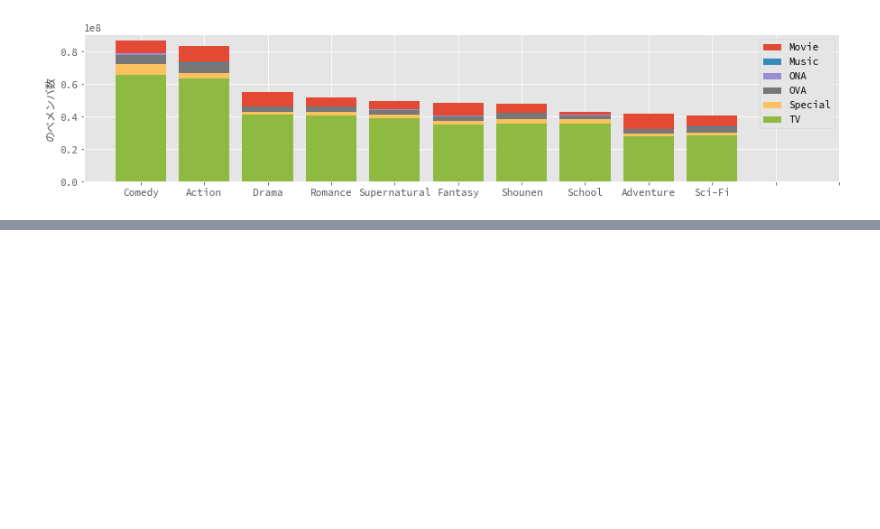
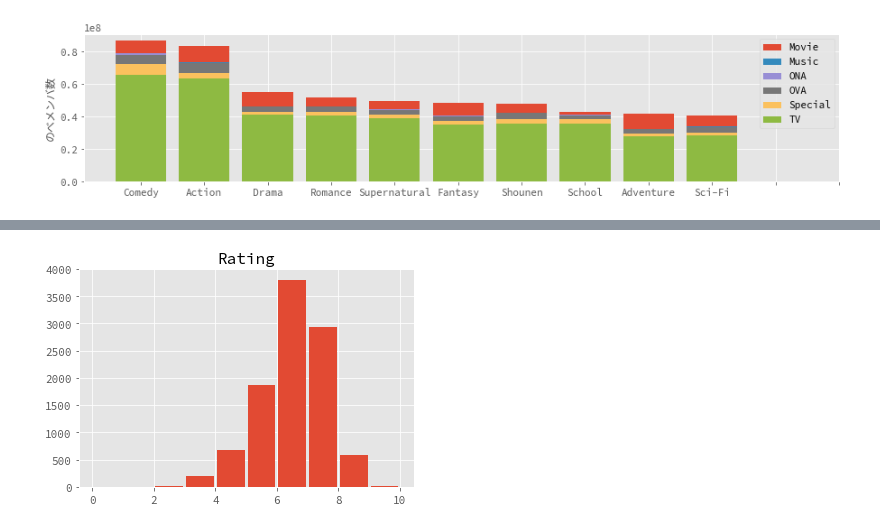
Before and after one commit to kaneshirok/jupyter_practice, a Jupyter notebook: four_chapter.ipynb, the cells around one changed output, grey strips where cells are left out. Cells and saved outputs as stored; diff of their text form; code cells hidden in the pictures; blank space fills up the shorter version.

```diff
--- a/four_chapter.ipynb
+++ b/four_chapter.ipynb
@@ -512,0 +537,3 @@ plt.show()
+# %%
+df = pd.read_csv(anime_master_csv, index_col='anime_id')
+df.head()
@@ -512,0 +548,10 @@ plt.show()
+# %%
+fig = plt.figure()
+ax = fig.add_subplot(111)
+
+ax.hist(df['rating'], range=(0, 10), rwidth=0.9)
+ax.set_title('Rating')
+
+plt.show()
+# %% [output]
+[figure, added]
```
Also changed, not shown: parts of 29 cells of this notebook, 1 other file.
